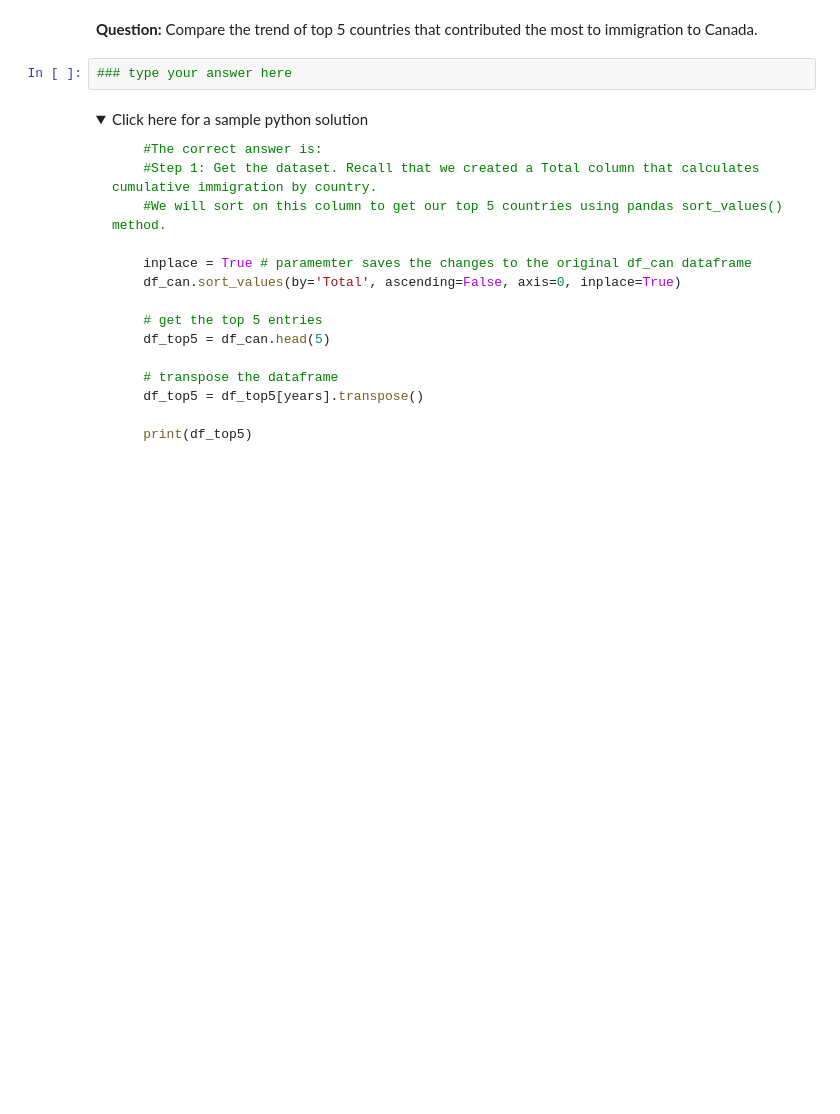
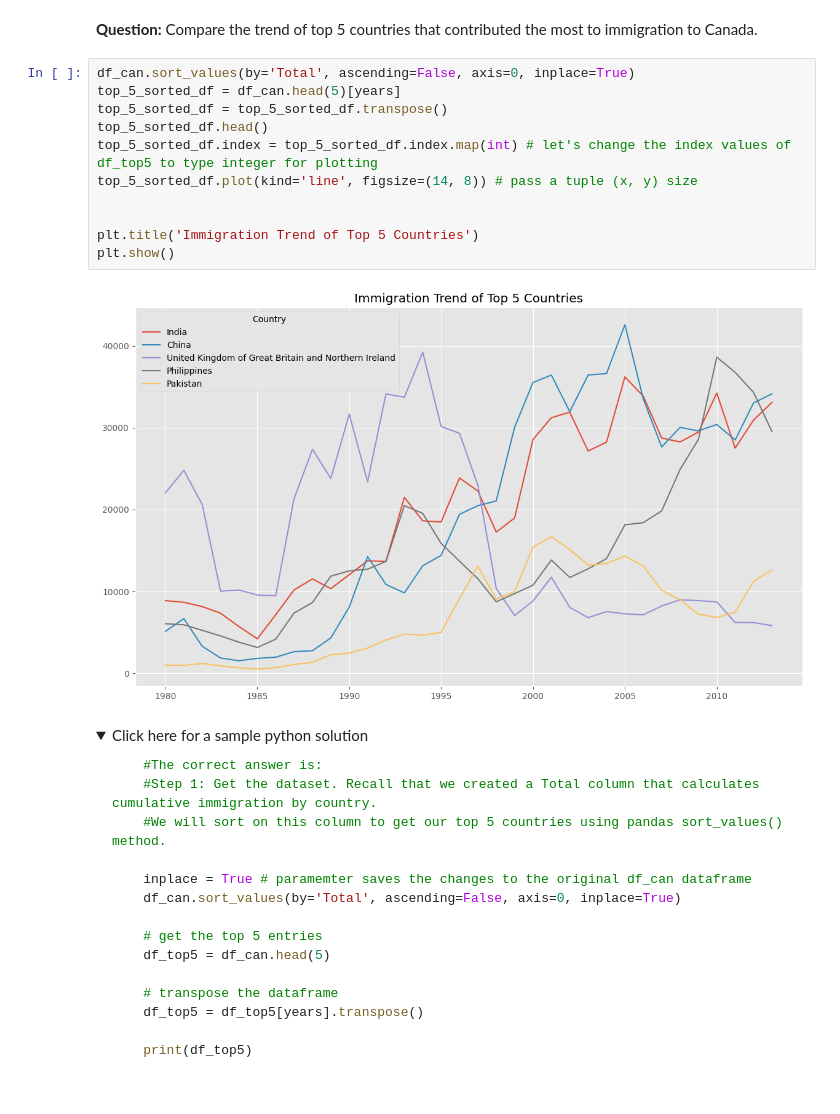
Before and after one commit to A-Cobra/data_verse, a Jupyter notebook: py_data_visualization/DV0101EN-Exercise-Introduction-to-Matplotlib-and-Line-Plots.ipynb, the cells around one changed output. Drawn from its saved outputs; the diff is of its cells as text; folded sections open; blank space fills up the shorter version.

```diff
--- a/py_data_visualization/DV0101EN-Exercise-Introduction-to-Matplotlib-and-Line-Plots.ipynb
+++ b/py_data_visualization/DV0101EN-Exercise-Introduction-to-Matplotlib-and-Line-Plots.ipynb
@@ -572,8 +778,19 @@ print(haiti.head(5))
 Line plot is a handy tool to display several dependent variables against one independent variable. However, it is recommended that no more than 5-10 lines on a single graph; any more than that and it becomes difficult to interpret.
 # %% [markdown]
 **Question:** Compare the trend of top 5 countries that contributed the most to immigration to Canada.
-# %%
-### type your answer here
+# %%
+df_can.sort_values(by='Total', ascending=False, axis=0, inplace=True)
+top_5_sorted_df = df_can.head(5)[years]
+top_5_sorted_df = top_5_sorted_df.transpose()
+top_5_sorted_df.head()
+top_5_sorted_df.index = top_5_sorted_df.index.map(int) # let's change the index values of df_top5 to type integer for plotting
+top_5_sorted_df.plot(kind='line', figsize=(14, 8)) # pass a tuple (x, y) size
+
+
+plt.title('Immigration Trend of Top 5 Countries')
+plt.show()
+# %% [output]
+[figure, added]
 # %% [markdown]
 <details><summary>Click here for a sample python solution</summary>
 
```
Also changed, not shown: parts of 30 cells of this notebook.
